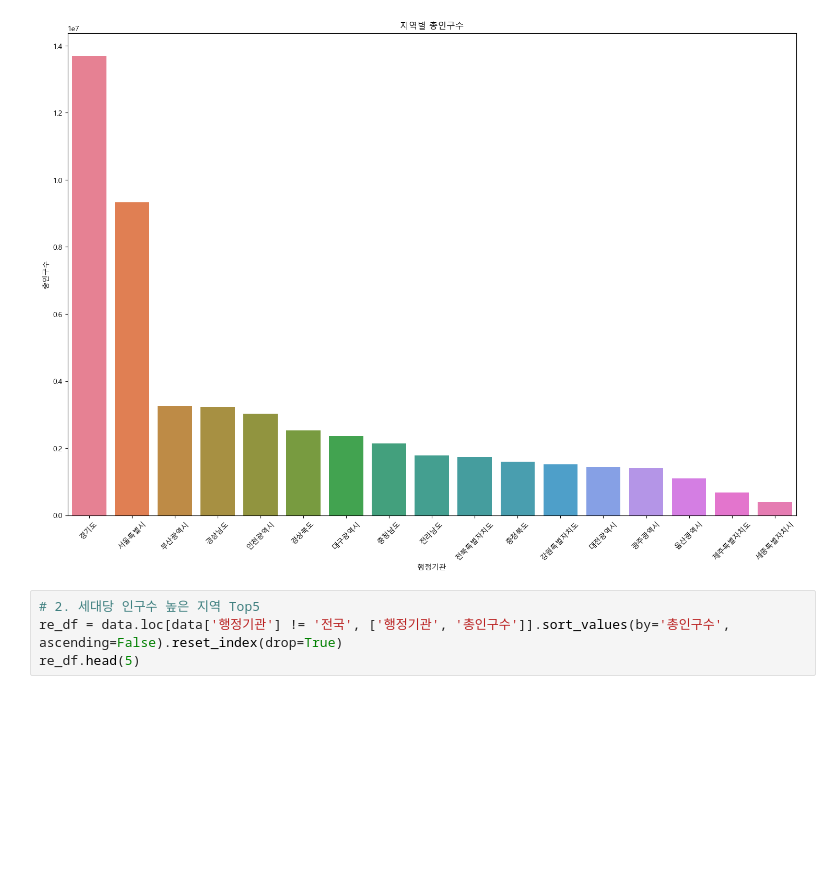
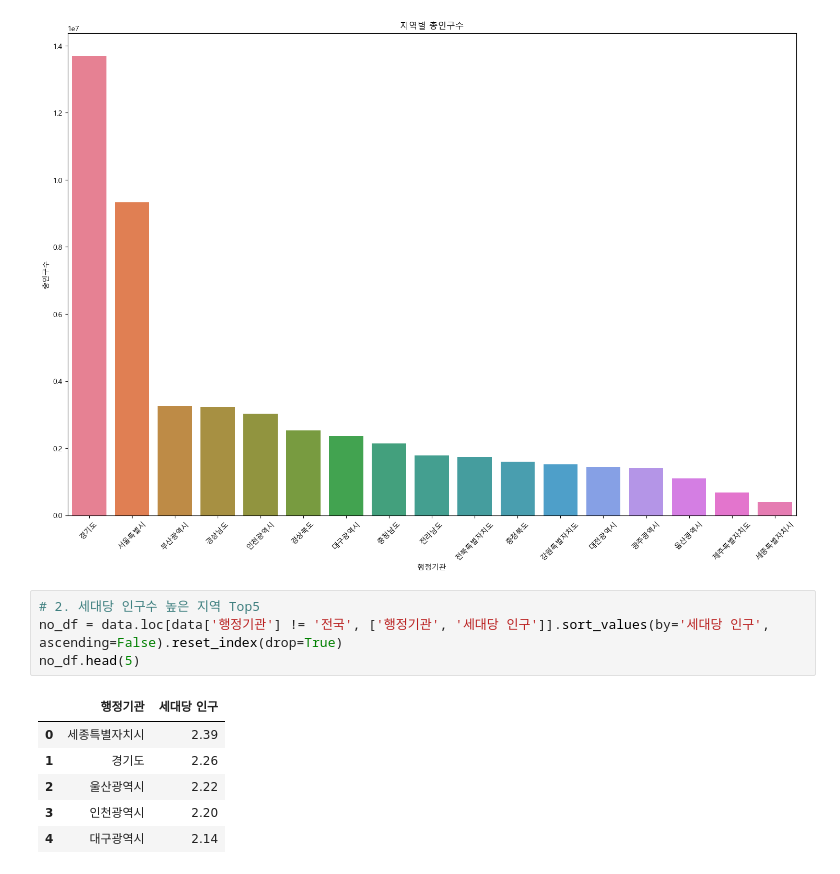
Before and after one commit to hyeonsq/Python_Webscraping_Anal, a Jupyter notebook: 연습문제_웹스크래핑/인구현황분석.ipynb, the cells around one changed output. Drawn from its saved outputs; the diff is of its cells as text; blank space fills up the shorter version.

```diff
--- a/연습문제_웹스크래핑/인구현황분석.ipynb
+++ b/연습문제_웹스크래핑/인구현황분석.ipynb
@@ -48,8 +48,15 @@ plt.show()
 [figure]
 # %%
 # 2. 세대당 인구수 높은 지역 Top5
-re_df = data.loc[data['행정기관'] != '전국', ['행정기관', '총인구수']].sort_values(by='총인구수', ascending=False).reset_index(drop=True)
-re_df.head(5)
+no_df = data.loc[data['행정기관'] != '전국', ['행정기관', '세대당 인구']].sort_values(by='세대당 인구', ascending=False).reset_index(drop=True)
+no_df.head(5)
+# %% [output]
+|  | 행정기관 | 세대당 인구 |
+| 0 | 세종특별자치시 | 2.39 |
+| 1 | 경기도 | 2.26 |
+| 2 | 울산광역시 | 2.22 |
+| 3 | 인천광역시 | 2.20 |
+| 4 | 대구광역시 | 2.14 |
 # %%
 
 # 2-1. 지역별 세대당 인구 Plot
```
Also changed, not shown: parts of 6 cells of this notebook.
